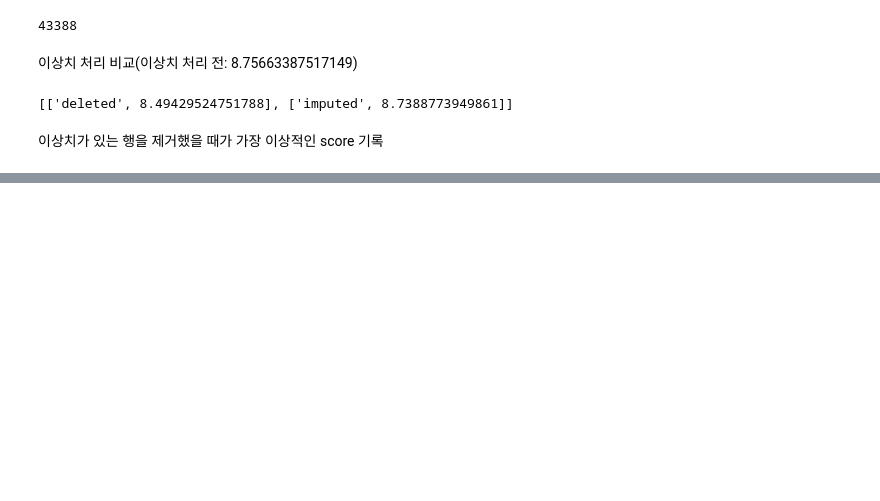
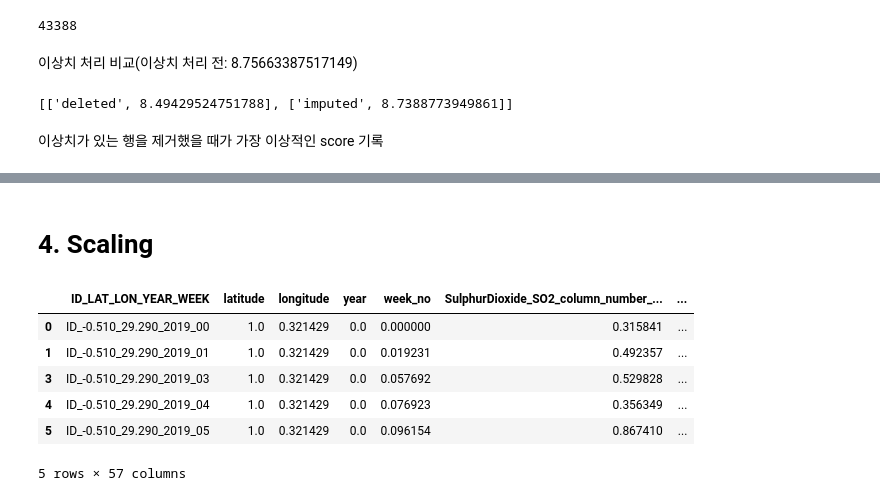
Before and after one commit to yudavid0611/kaggle-co2, a Jupyter notebook: main.ipynb, the cells around one changed output, grey strips where cells are left out. Saved outputs shown, nothing was run; the diff lists cells and outputs as text; code cells hidden in the pictures; blank space fills up the shorter version.

Commit message:
scaling 모듈화 완료

```diff
--- a/main.ipynb
+++ b/main.ipynb
@@ -173,0 +139,16 @@ Index([14267], dtype='int64')
+# %% [markdown]
+# 4. Scaling
+# %%
+scaling_columns = list(train_outliers_deleted.select_dtypes(exclude=['O']).columns)
+scaling_columns.remove('emission')
+# %%
+train_scaled, scaler = minmax(train_outliers_deleted, scaling_columns)
+train_scaled.head()
+# %% [output]
+|  | ID_LAT_LON_YEAR_WEEK | latitude | longitude | year | week_no | SulphurDioxide_SO2_column_number_... | ... |
+| 0 | ID_-0.510_29.290_2019_00 | 1.0 | 0.321429 | 0.0 | 0.000000 | 0.315841 | ... |
+| 1 | ID_-0.510_29.290_2019_01 | 1.0 | 0.321429 | 0.0 | 0.019231 | 0.492357 | ... |
+| 3 | ID_-0.510_29.290_2019_03 | 1.0 | 0.321429 | 0.0 | 0.057692 | 0.529828 | ... |
+| 4 | ID_-0.510_29.290_2019_04 | 1.0 | 0.321429 | 0.0 | 0.076923 | 0.356349 | ... |
+| 5 | ID_-0.510_29.290_2019_05 | 1.0 | 0.321429 | 0.0 | 0.096154 | 0.867410 | ... |
+5 rows × 57 columns
```
Also changed, not shown: parts of 7 cells of this notebook, 1 other file.
